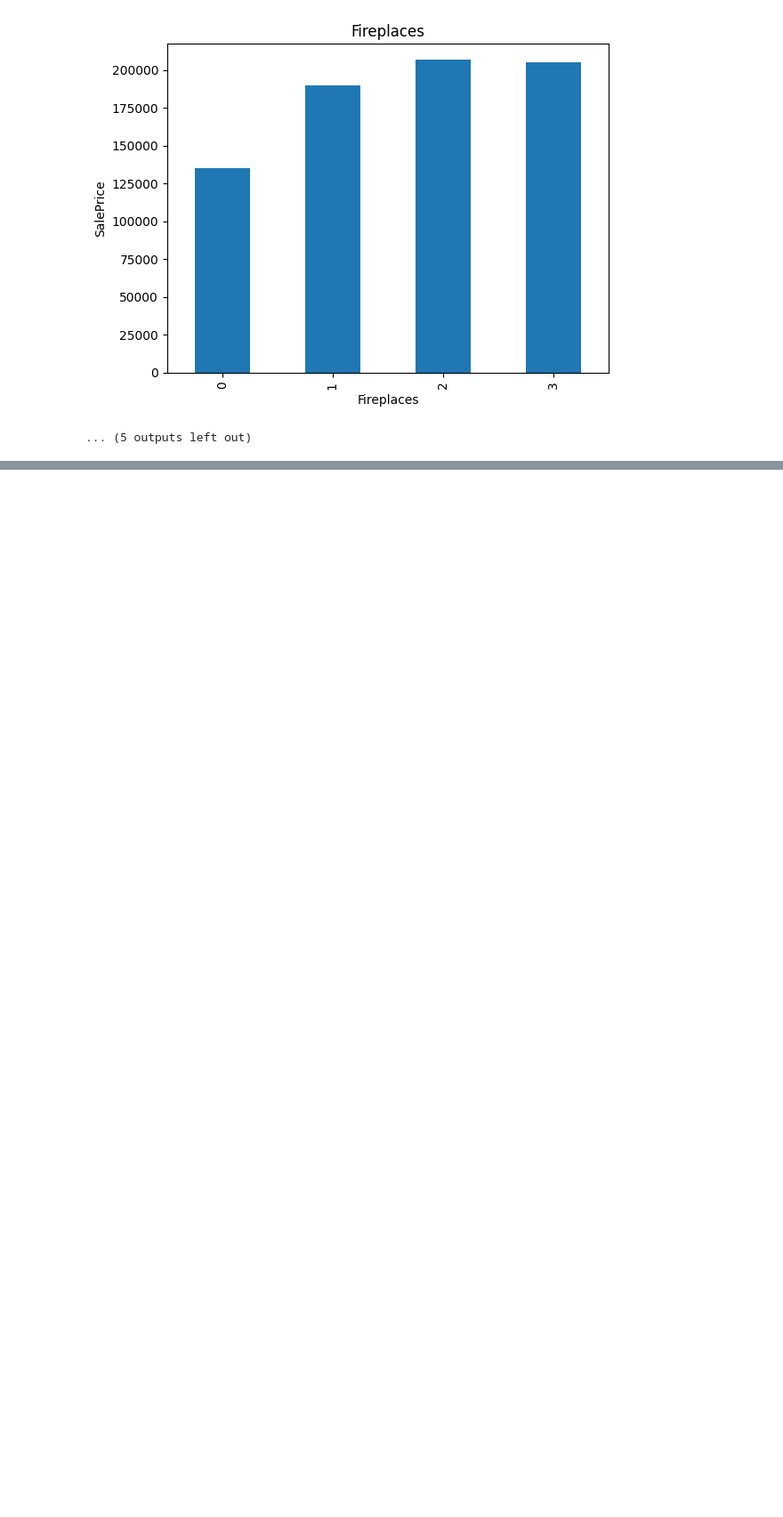
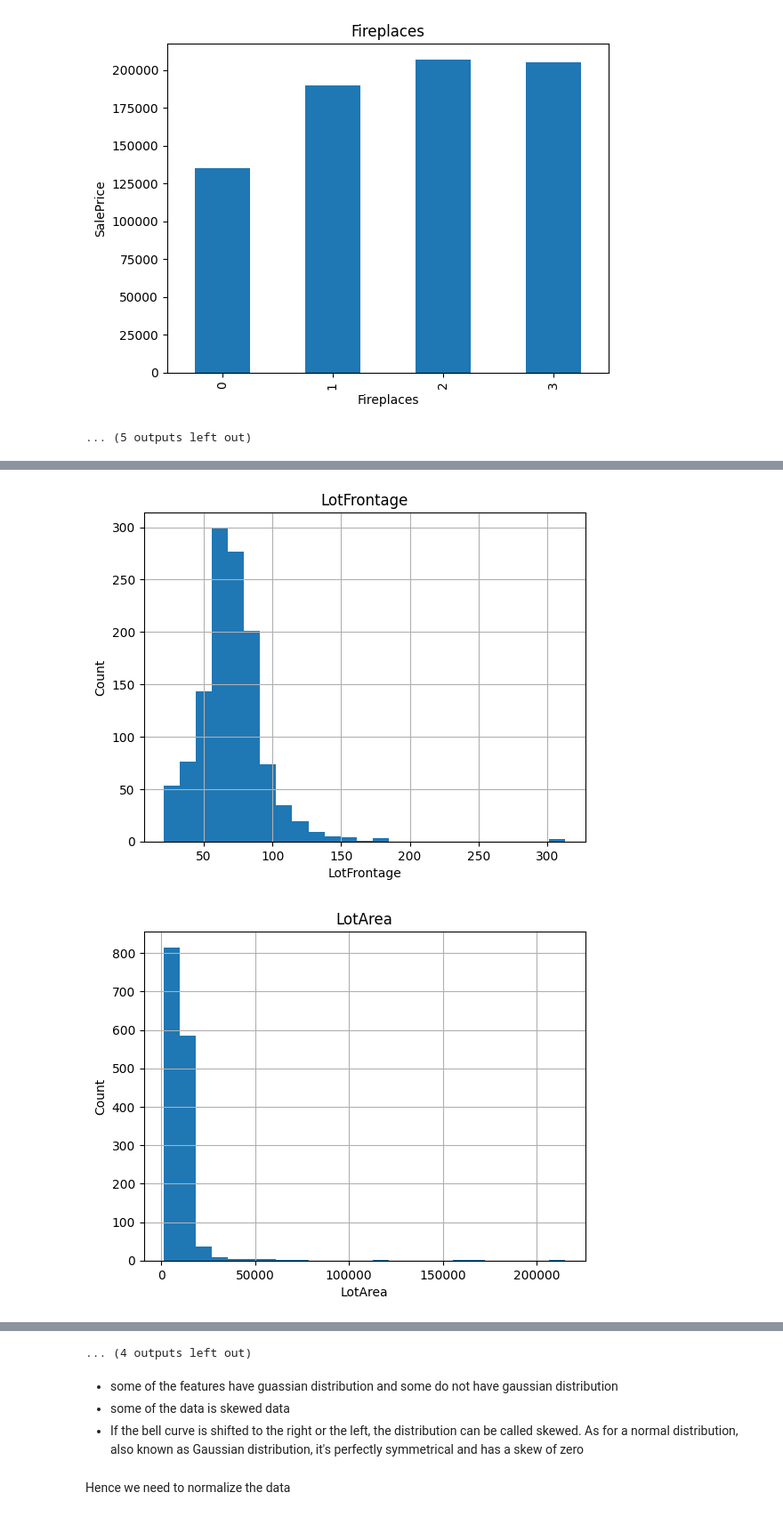
Before and after one commit to AnushkaJMokashi/Exploratory_Data_Analysis, a Jupyter notebook: Data Analysis Phase.ipynb, the cells around one changed output, grey strips where cells are left out. Shown at 89% size. Saved outputs shown, nothing was run; the diff lists cells and outputs as text; code cells hidden in the pictures; blank space fills up the shorter version.

```diff
--- a/Data Analysis Phase.ipynb
+++ b/Data Analysis Phase.ipynb
@@ -301,0 +306,3 @@ for feature in discrete_feature:
+# %%
+continuos_feature = [feature for feature in numerical_features if feature not in discrete_feature+year_feature+['Id']]
+print("Continuous Variable Count: {}".format(len(continuos_feature)))
@@ -301,0 +330,12 @@ for feature in discrete_feature:
+# %%
+# Analysis of continuos values by creating histogram and distribution
+for feature in continuos_feature:
+    data = dataset.copy()
+    data[feature].hist(bins = 25)
+    plt.xlabel(feature)
+    plt.ylabel("Count")
+    plt.title(feature)
+    plt.show()
+# %% [output]
+[figure, added]
+[figure, added]
@@ -301,0 +352,7 @@ for feature in discrete_feature:
+... (4 outputs left out)
+# %% [markdown]
+* some of the features have guassian distribution and some do not have gaussian distribution
+* some of the data is skewed data
+* If the bell curve is shifted to the right or the left, the distribution can be called skewed. As for a normal distribution, also known as Gaussian distribution, it's perfectly symmetrical and has a skew of zero
+# %% [markdown]
+Hence we need to normalize the data
```
Also changed, not shown: parts of 6 cells of this notebook.
